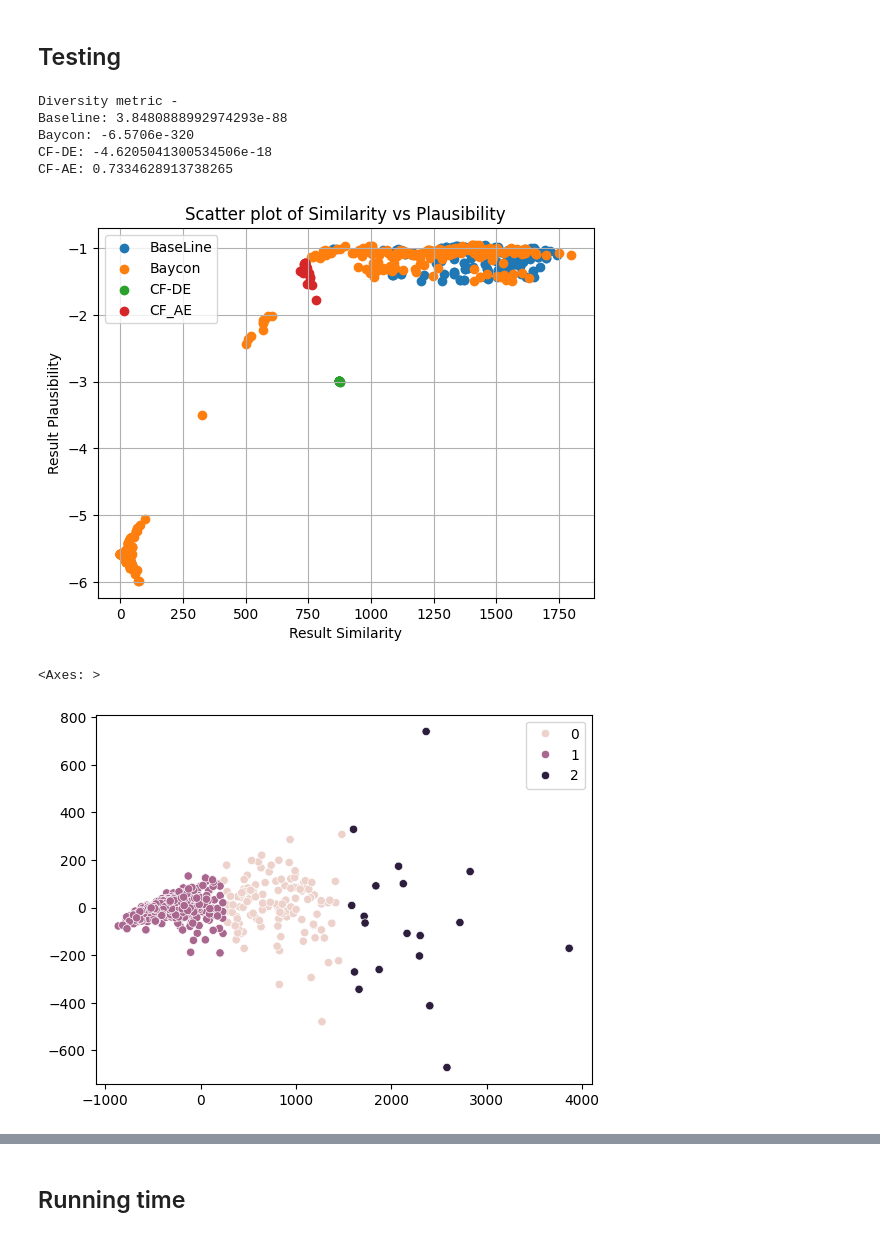
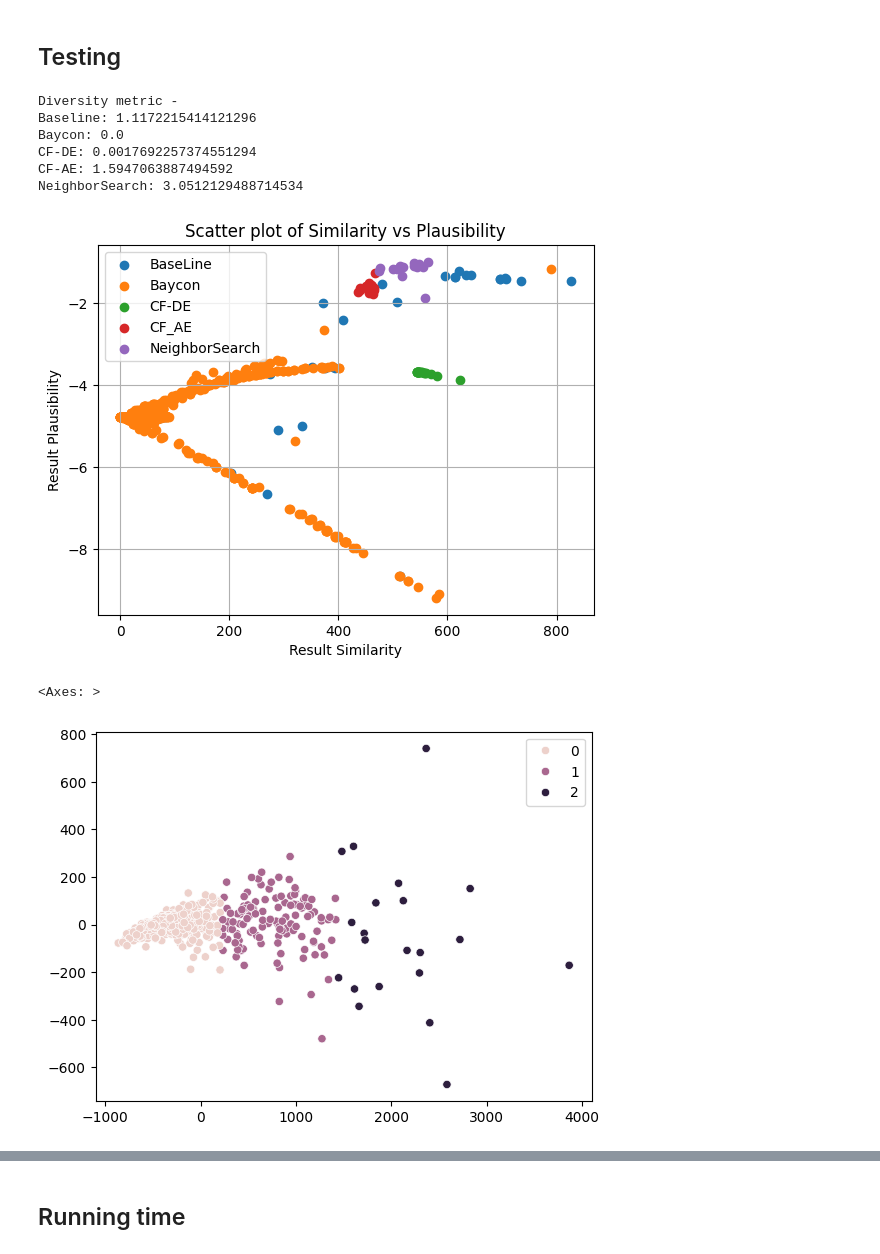
Before and after one commit to jepp3183/Thesis2025, a Jupyter notebook: code/Cross Evaluation.ipynb, the cells around one changed output, grey strips where cells are left out. Cells and saved outputs as stored; diff of their text form; code cells hidden in the pictures.

Commit message:
testing done for new method

```diff
--- a/code/Cross Evaluation.ipynb
+++ b/code/Cross Evaluation.ipynb
@@ -26,11 +28,14 @@ The autoreload extension is already loaded. To reload it, use:
 # %%
 #X, true_y = load_wine(return_X_y=True)
 X, true_y = load_breast_cancer(return_X_y=True)
+mu = X.mean(axis=0)
+sigma = X.std(axis=0)
+X = (X - mu) / sigma
+
 nc = 3
 km = KMeans(n_clusters=nc)
 y = km.fit_predict(X)
 centers = km.cluster_centers_
-print(centers)
 
 @dataclass
 class CounterfactualData:
@@ -109,14 +113,15 @@ run_mode = modes[2]
 
 if run_mode == modes[0]:
     model = RandomForestClassifier()
+    model.fit(X, y)
 elif run_mode == modes[1]:
-    model = KMeans(n_clusters=3)
+    model = km
 elif run_mode == modes[2]:
-    model = KMeans(n_clusters=3)
+    model = km
     # model = SpectralClustering(n_clusters=3)
 else:
     raise("Invalid baycon mode")
-model.fit(X, y)
+
 pred = model.predict(X)
 pred = [str(l) for l in pred]
 stacked = np.column_stack((X, pred))
@@ -218,0 +226,7 @@ cfae_cfs
+# %%
+ns_cfs = []
+for cf in cfs:
+    i, new_cfs = neighborSearch(X=X, y=y, target=cf.target, kmeans=km, instance_index=cf.instance, n=15)
+    ns_cfs.append(CounterfactualData(new_cfs, cf.instance, cf.target, cf.instance_label))
+
+ns_cfs
@@ -235,8 +267,12 @@ cfae = {
     "name": "CF-AE",
     "counterfactuals": cfae_cfs
 }
+nfs = {
+    "name": "NeighborSearch",
+    "counterfactuals": ns_cfs
+}
 
-methods = [baseLine, Baycon, cfde, cfae]
+methods = [baseLine, Baycon, cfde, cfae, nfs]
 results, names = run(methods, centers, X, y)
 
 print("Diversity metric - ")
@@ -244,41 +280,43 @@ print("Baseline: " + str(results["Baseline"][0][4]))
 print("Baycon: " + str(results["Baycon"][0][4]))
 print("CF-DE: " + str(results["CF-DE"][0][4]))
 print("CF-AE: " + str(results["CF-AE"][0][4]))
+print("NeighborSearch: " + str(results["NeighborSearch"][0][4]))
 # %% [output]
 Diversity metric -
-Baseline: 3.8480888992974293e-88
-Baycon: -6.5706e-320
-CF-DE: -4.6205041300534506e-18
-CF-AE: 0.7334628913738265
+Baseline: 1.1172215414121296
+Baycon: 0.0
+CF-DE: 0.0017692257374551294
+CF-AE: 1.5947063887494592
+NeighborSearch: 3.0512129488714534
 # %%
 def plot(f1, f2, results_list, names):
-    method_names = ["BaseLine", "Baycon", "CF-DE", "CF_AE"]
+    method_names = ["BaseLine", "Baycon", "CF-DE", "CF_AE", "NeighborSearch"]
     for idx, results in enumerate(results_list):
         result_x = [row[f1] for row in results]
         result_y = [row[f2] for row in results]
 
         plt.scatter(result_x, result_y, label=f"{method_names[idx]}")
 
     # Adding title and labels
     plt.title(f"Scatter plot of {names[f1]} vs {names[f2]}")
     plt.xlabel(f"Result {names[f1]}")
     plt.ylabel(f"Result {names[f2]}")
     plt.grid(True)
 
     # Show the legend to distinguish between different datasets
     plt.legend()
     plt.show()
 
-plot(0,2, [results["Baseline"], results["Baycon"], results["CF-DE"], results["CF-AE"]], names)
+plot(0,2, [results["Baseline"], results["Baycon"], results["CF-DE"], results["CF-AE"], results["NeighborSearch"]], names)
 # %% [output]
-[figure, old version]
+[figure, new version]
 # %%
 pca = PCA(n_components=2)
 embed_X = pca.fit_transform(X)
 sns.scatterplot(x=embed_X[:, 0], y=embed_X[:, 1], hue=y)
 # %% [output]
 <Axes: >
-[figure, old version]
+[figure, new version]
 # %%
 cf_n = 0
 baseline_embed = [pca.transform(v.cf) for v in baseline_cfs][cf_n]
```
Also changed, not shown: parts of 11 cells of this notebook, 2 other files.
